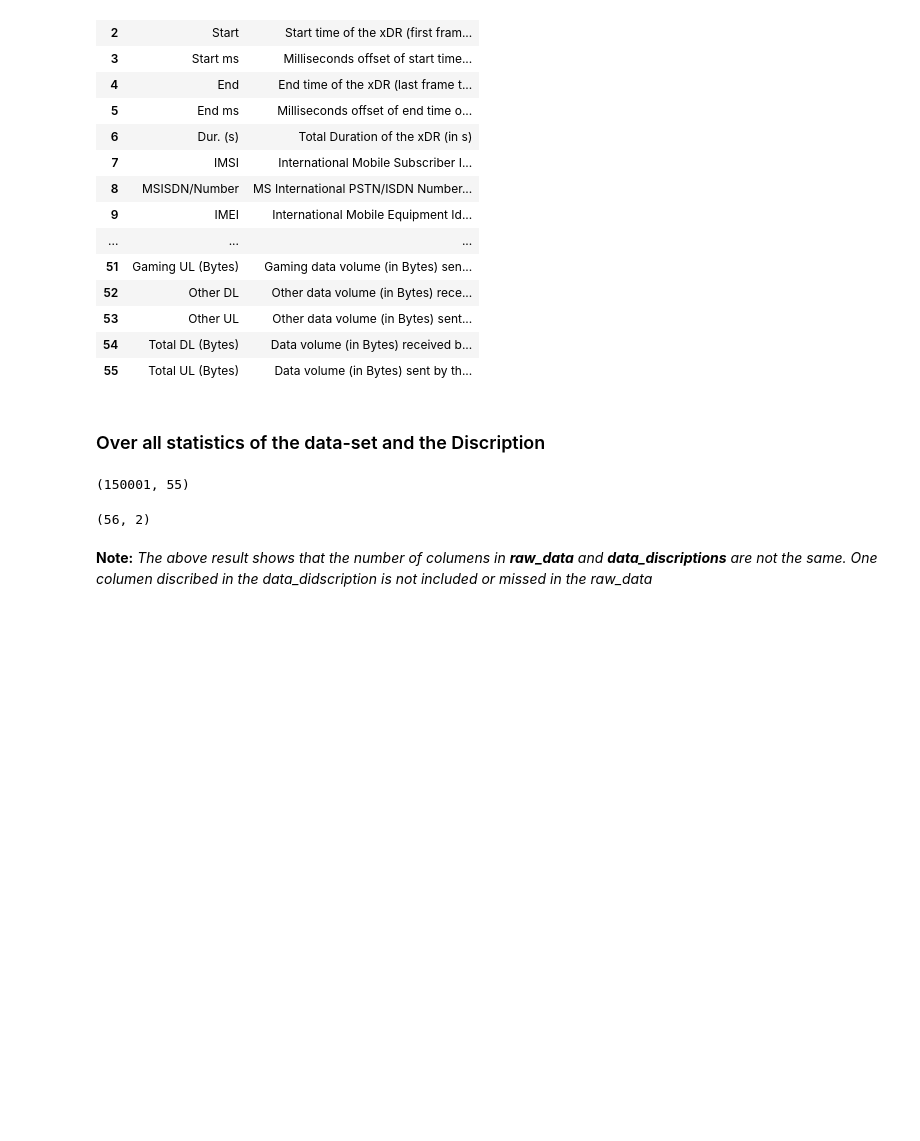
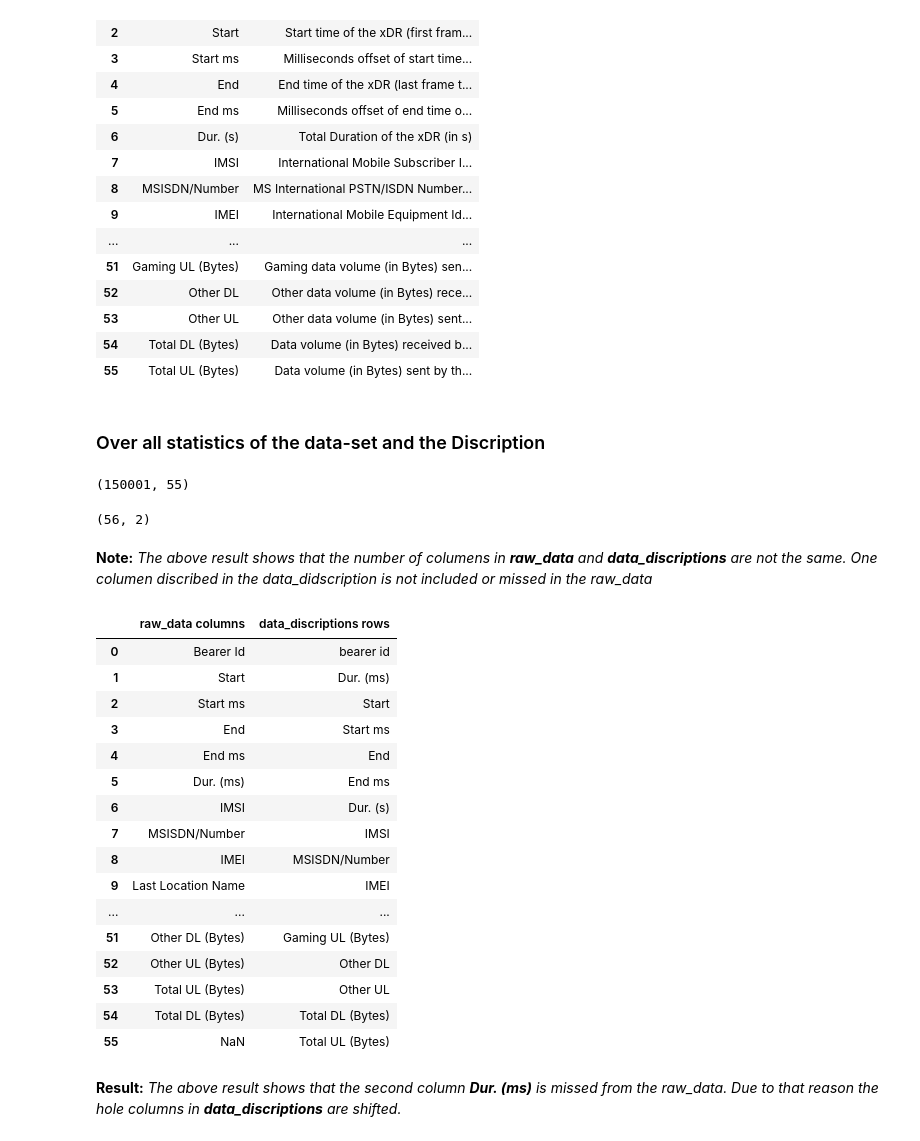
Before and after one commit to gezish/TellCo-UserDataAnalytics, a Jupyter notebook: notebooks/data_pre-processing.ipynb, the cells around one changed output. Saved outputs shown, nothing was run; the diff lists cells and outputs as text; code cells hidden in the pictures; blank space fills up the shorter version.

Commit message:
data  properly loaded

```diff
--- a/notebooks/data_pre-processing.ipynb
+++ b/notebooks/data_pre-processing.ipynb
@@ -61,3 +61,27 @@ data_discriptions.shape
 (56, 2)
 # %% [markdown]
 **Note:** *The above result shows that the number of columens in **raw_data** and **data_discriptions** are not the same. One columen discribed in the data_didscription is not included or missed in the raw_data*
+# %%
+comparison = pd.concat([ pd.Series(raw_data.columns.tolist()), data_discriptions['Fields']], axis=1)
+comparison.rename(columns={0: 'raw_data columns', 'Fields': 'data_discriptions rows'}, inplace=True)
+comparison
+# %% [output]
+|  | raw_data columns | data_discriptions rows |
+| 0 | Bearer Id | bearer id |
+| 1 | Start | Dur. (ms) |
+| 2 | Start ms | Start |
+| 3 | End | Start ms |
+| 4 | End ms | End |
+| 5 | Dur. (ms) | End ms |
+| 6 | IMSI | Dur. (s) |
+| 7 | MSISDN/Number | IMSI |
+| 8 | IMEI | MSISDN/Number |
+| 9 | Last Location Name | IMEI |
+| ... | ... | ... |
+| 51 | Other DL (Bytes) | Gaming UL (Bytes) |
+| 52 | Other UL (Bytes) | Other DL |
+| 53 | Total UL (Bytes) | Other UL |
+| 54 | Total DL (Bytes) | Total DL (Bytes) |
+| 55 | NaN | Total UL (Bytes) |
+# %% [markdown]
+**Result:** *The above result shows that the second column **Dur. (ms)** is missed from the raw_data. Due to that reason the hole columns in **data_discriptions** are shifted.*
```
